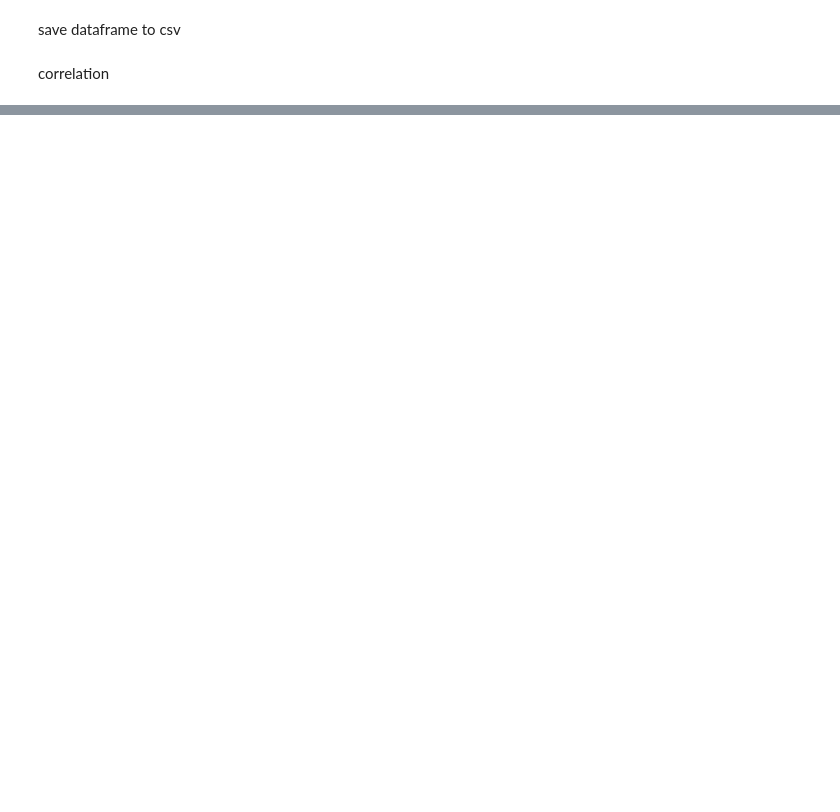
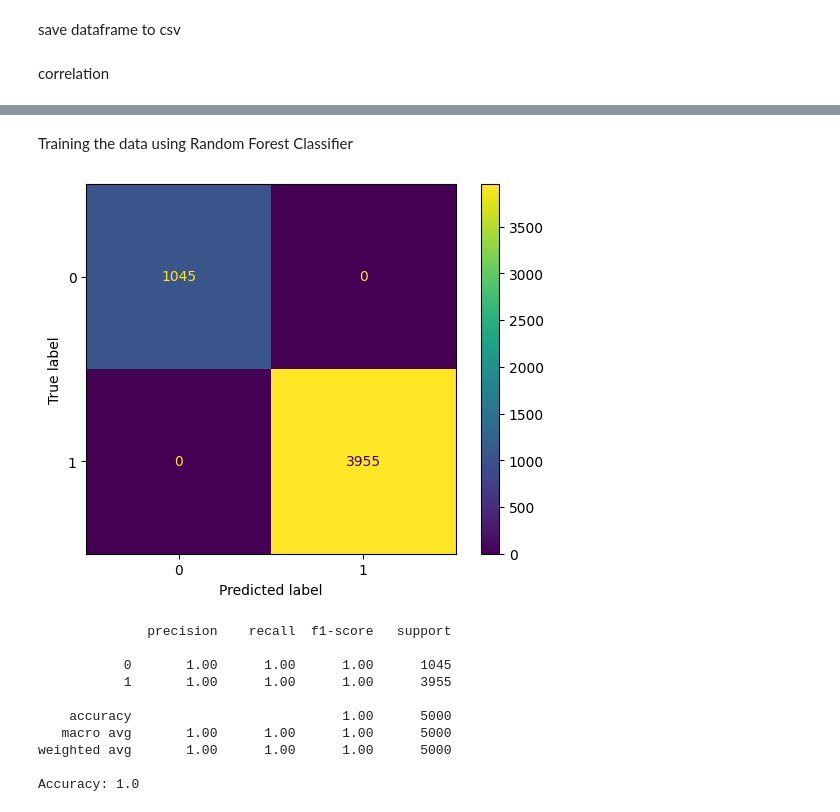
Before and after one commit to noctwilliam/fyp-data, a Jupyter notebook: data.ipynb, the cells around one changed output, grey strips where cells are left out. Saved outputs shown, nothing was run; the diff lists cells and outputs as text; code cells hidden in the pictures; blank space fills up the shorter version.

```diff
--- a/data.ipynb
+++ b/data.ipynb
@@ -111,0 +249,22 @@ joblib.dump(clf, 'decision_tree_model.pkl')
+# %% [markdown]
+Training the data using Random Forest Classifier
+# %%
+# Train the data using random classifier from scikit
+from sklearn.ensemble import RandomForestClassifier
+rf = RandomForestClassifier(random_state=42)
+rf.fit(X_train, y_train.values.ravel())
+y_pred = rf.predict(X_test)
+evaluate_model(y_test, y_pred)
+print(f"Accuracy: {rf.score(X_test, y_test)}")
+# %% [output]
+[figure, added]
+              precision    recall  f1-score   support
+
+           0       1.00      1.00      1.00      1045
+           1       1.00      1.00      1.00      3955
+
+    accuracy                           1.00      5000
+   macro avg       1.00      1.00      1.00      5000
+weighted avg       1.00      1.00      1.00      5000
+
+Accuracy: 1.0
```
Also changed, not shown: parts of 18 cells of this notebook, 2 other files.
